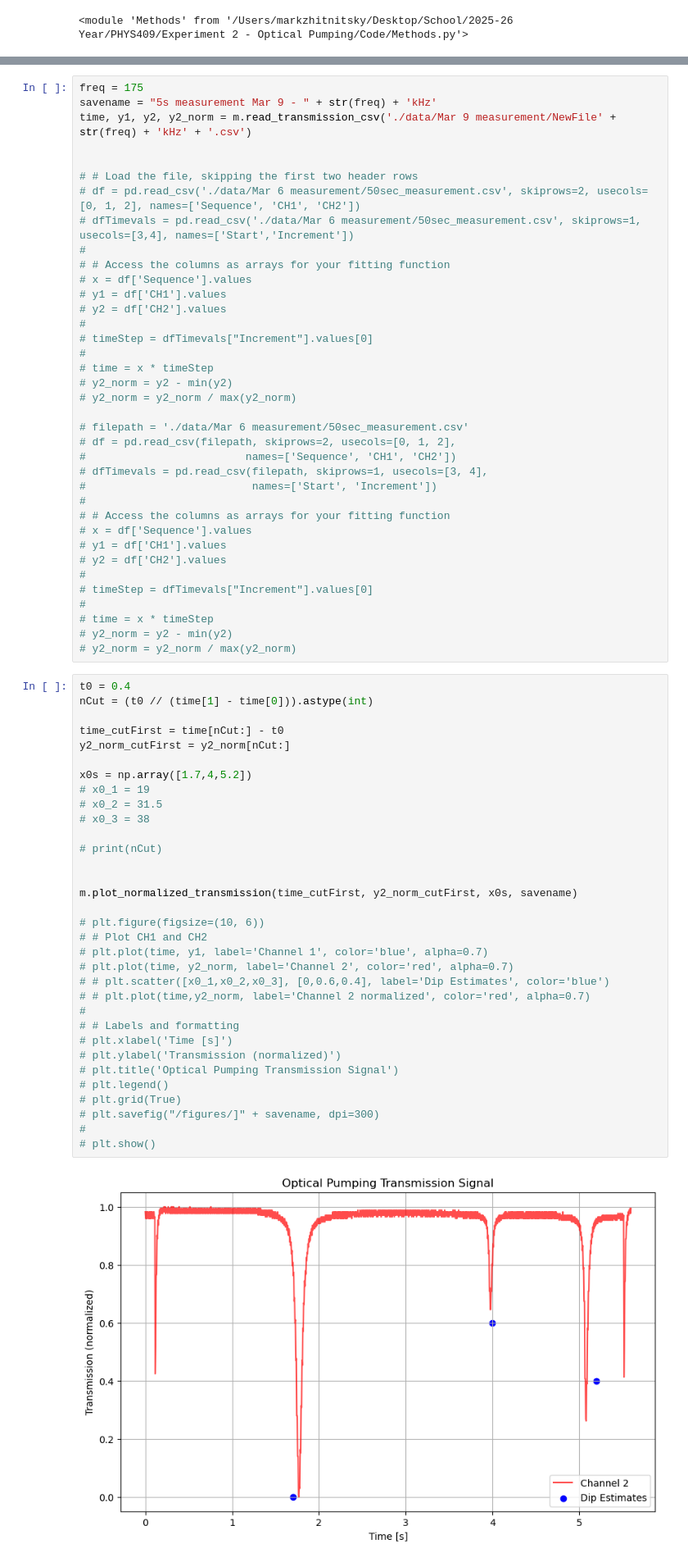
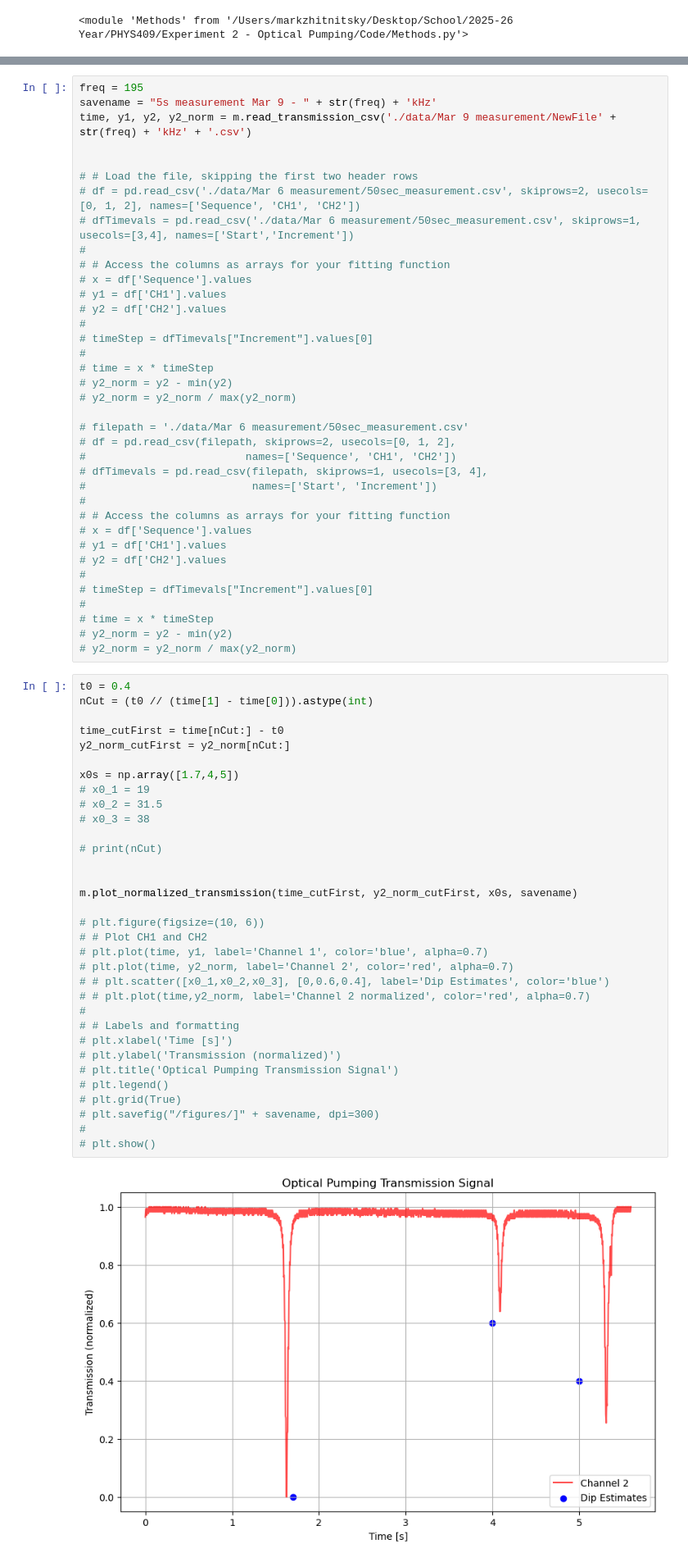
Before and after one commit to MarkZhit/PHYS409-Optical_Pumping, a Jupyter notebook: sample.ipynb, the cells around one changed output, grey strips where cells are left out. Shown at 82% size. Drawn from its saved outputs; the diff is of its cells as text.

```diff
--- a/sample.ipynb
+++ b/sample.ipynb
@@ -21,7 +21,7 @@ importlib.reload(m)
 
 #     return A - (dip1 + dip2 + dip3)
 # %%
-freq = 175
+freq = 195
 savename = "5s measurement Mar 9 - " + str(freq) + 'kHz'
 time, y1, y2, y2_norm = m.read_transmission_csv('./data/Mar 9 measurement/NewFile' + str(freq) + 'kHz' + '.csv')
 
@@ -63,35 +63,35 @@ nCut = (t0 // (time[1] - time[0])).astype(int)
 
 time_cutFirst = time[nCut:] - t0
 y2_norm_cutFirst = y2_norm[nCut:]
 
-x0s = np.array([1.7,4,5.2])
+x0s = np.array([1.7,4,5])
 # x0_1 = 19
 # x0_2 = 31.5
 # x0_3 = 38
 
 # print(nCut)
 
 
 m.plot_normalized_transmission(time_cutFirst, y2_norm_cutFirst, x0s, savename)
 
 # plt.figure(figsize=(10, 6))
 # # Plot CH1 and CH2
 # plt.plot(time, y1, label='Channel 1', color='blue', alpha=0.7)
 # plt.plot(time, y2_norm, label='Channel 2', color='red', alpha=0.7)
 # # plt.scatter([x0_1,x0_2,x0_3], [0,0.6,0.4], label='Dip Estimates', color='blue')
 # # plt.plot(time,y2_norm, label='Channel 2 normalized', color='red', alpha=0.7)
 #
 # # Labels and formatting
 # plt.xlabel('Time [s]')
 # plt.ylabel('Transmission (normalized)')
 # plt.title('Optical Pumping Transmission Signal')
 # plt.legend()
 # plt.grid(True)
 # plt.savefig("/figures/]" + savename, dpi=300)
 #
 # plt.show()
 # %% [output]
-[figure, old version]
+[figure, new version]
 # %%
 #    (A, h1, g1, x0_1, h2, g2, x0_2,  h3, g3, x0_3):
 variables = ["A", "h1", "g1", "x0_1", "h2", "g2", "x0_2",  "h3", "g3", "x0_3"]
```
Also changed, not shown: parts of 3 cells of this notebook, 19 other files.
